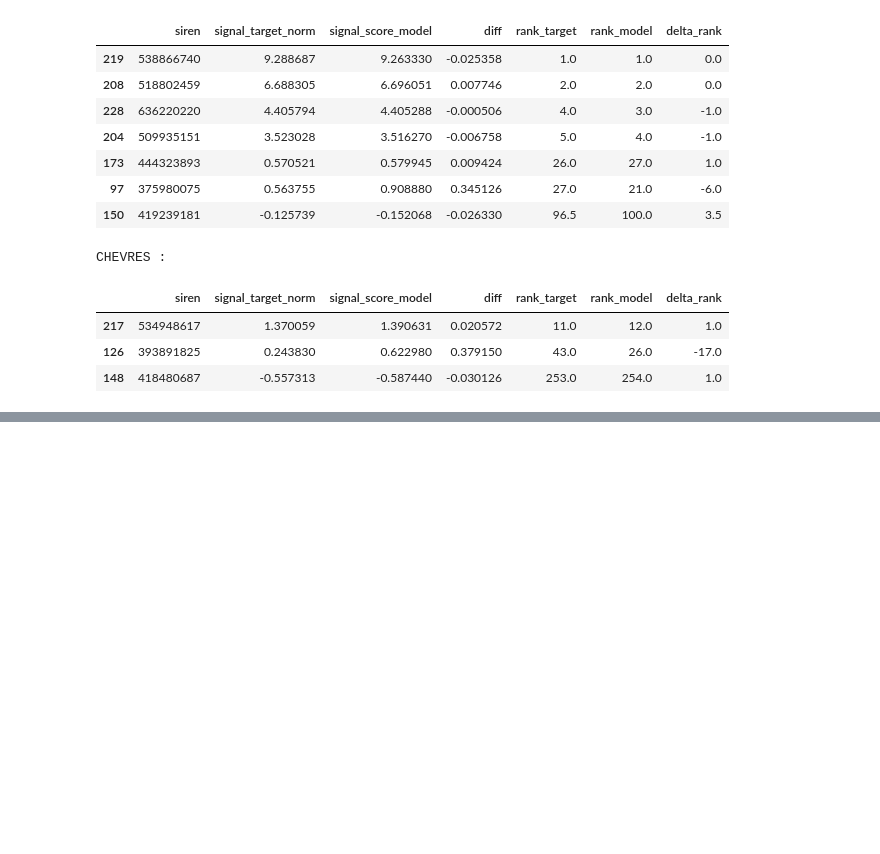
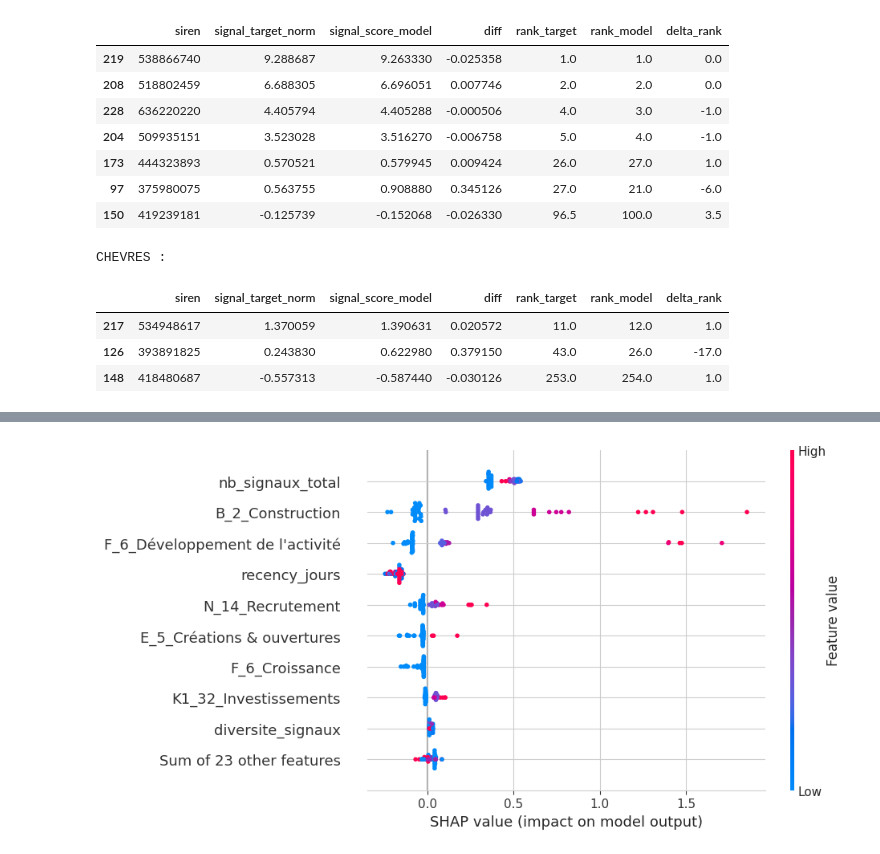
Before and after one commit to dev-labarre/ose-main, a Jupyter notebook: notebooks/Signal_Model_Compar.ipynb, the cells around one changed output, grey strips where cells are left out. Saved outputs shown, nothing was run; the diff lists cells and outputs as text; code cells hidden in the pictures; blank space fills up the shorter version.

```diff
--- a/notebooks/Signal_Model_Compar.ipynb
+++ b/notebooks/Signal_Model_Compar.ipynb
@@ -451,0 +496,4 @@ CHEVRES :
+# %%
+shap.plots.beeswarm(shap_values)
+# %% [output]
+[figure, added]
```
Also changed, not shown: parts of 6 cells of this notebook.
